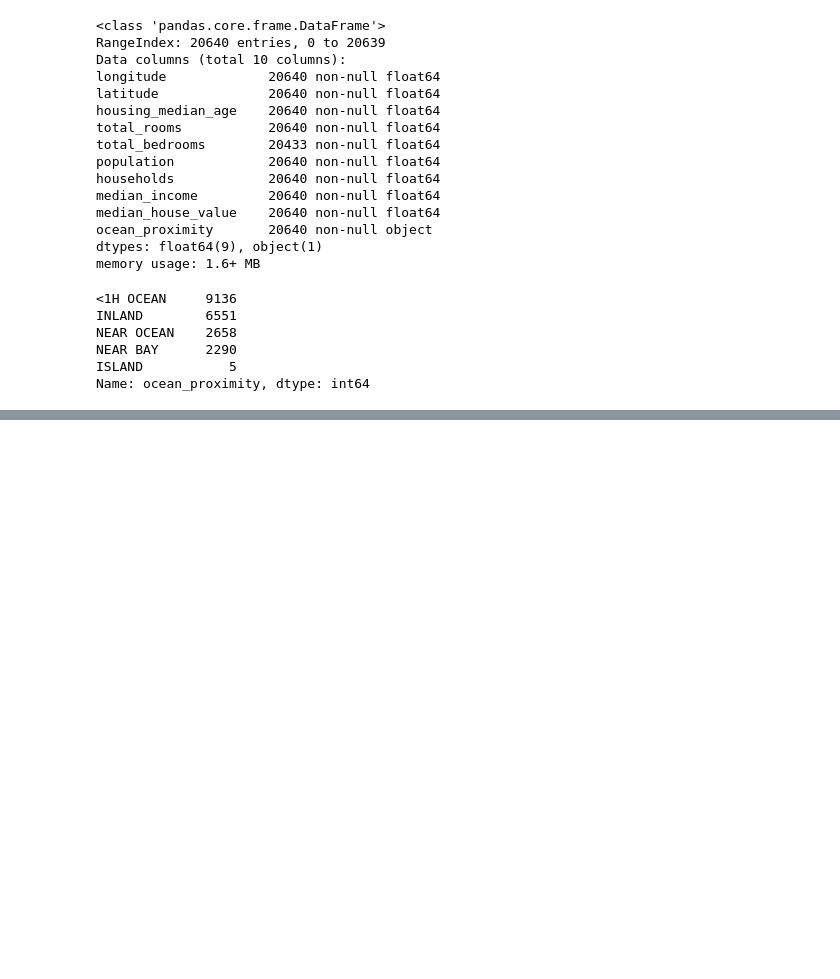
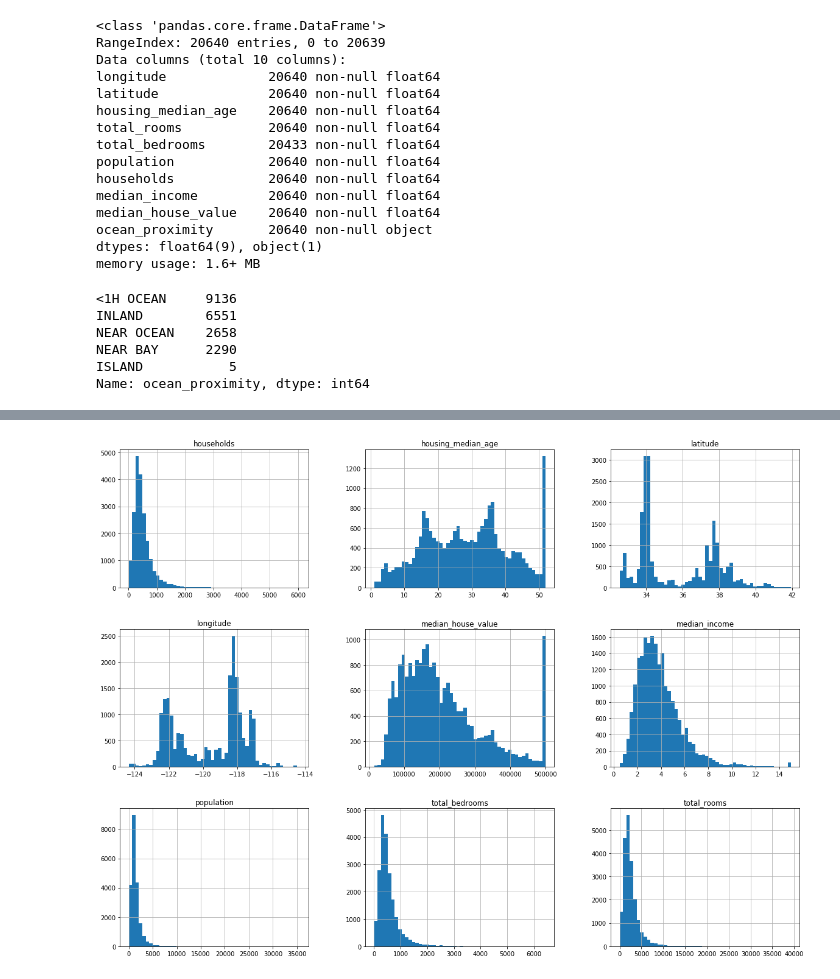
Before and after one commit to fhalim/handson-ml-examples, a Jupyter notebook: chapter02/housing data.ipynb, the cells around one changed output, grey strips where cells are left out. Drawn from its saved outputs; the diff is of its cells as text; code cells hidden in the pictures; blank space fills up the shorter version.

```diff
--- a/chapter02/housing data.ipynb
+++ b/chapter02/housing data.ipynb
@@ -95,5 +95,8 @@ housing.describe()
 # %%
 %matplotlib inline
 import matplotlib.pyplot as plt
 
-housing.hist(bins=50, figsize=)
+housing.hist(bins=50, figsize=(20,15))
+plt.show()chapter02/.ipynb_checkpoints/housing data-checkpoint.ipynb
+# %% [output]
+[figure, added]
```
Also changed, not shown: 1 other file.
